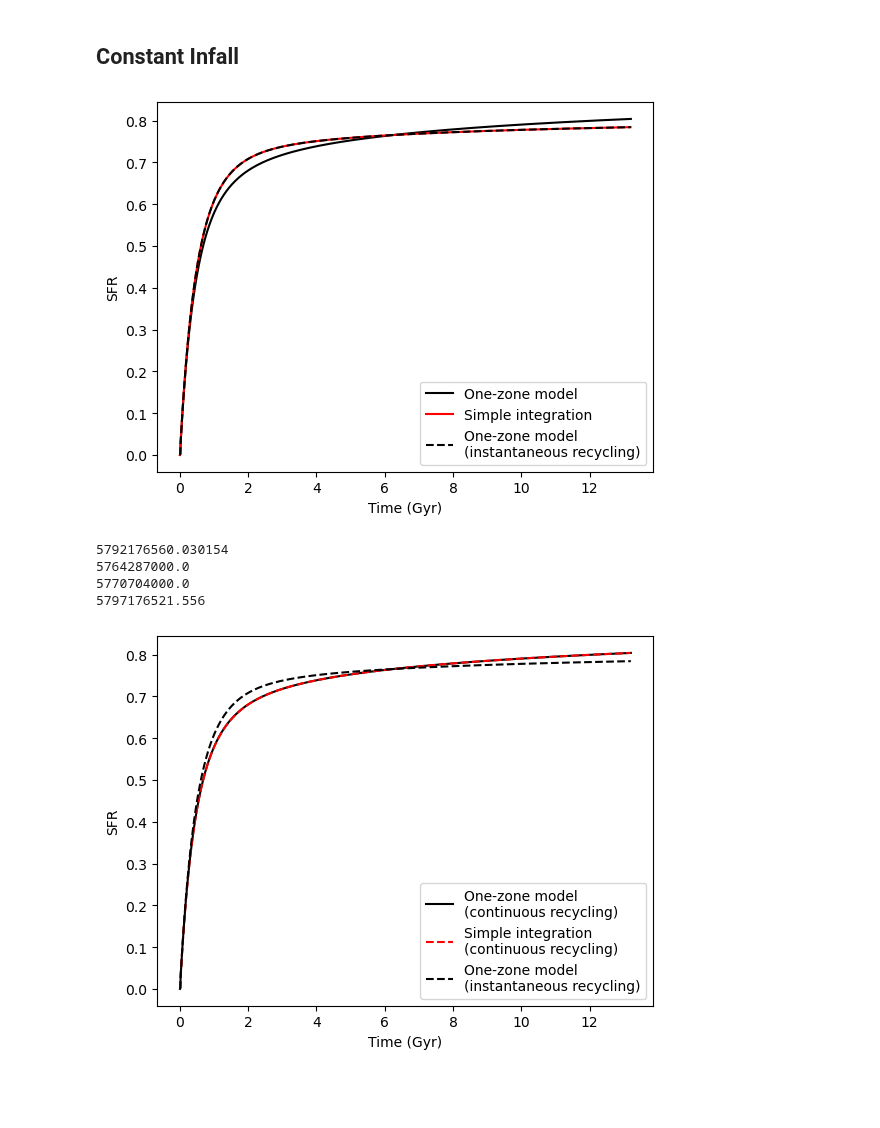
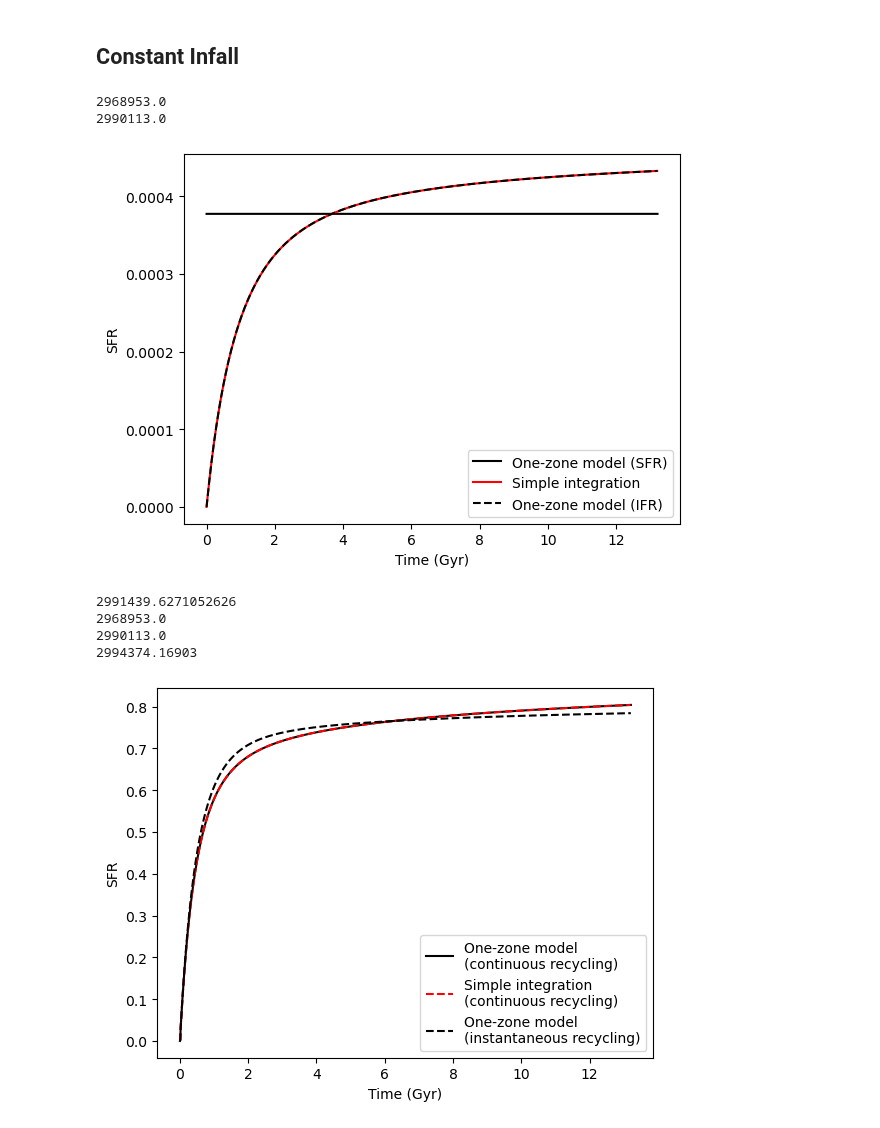
Before and after one commit to lodubay/twoinfall, a Jupyter notebook: src/scripts/test_infall_integration.ipynb, the cells around one changed output. Saved outputs shown, nothing was run; the diff lists cells and outputs as text; code cells hidden in the pictures; blank space fills up the shorter version.

Commit message:
more density gradient tests

```diff
--- a/src/scripts/test_infall_integration.ipynb
+++ b/src/scripts/test_infall_integration.ipynb
@@ -12,28 +13,43 @@ from multizone.src.models.diskmodel import two_component_disk
 import _globals
 # %% [markdown]
 ## Constant Infall
+# %%
+class static_gradient(static):
+    def __init__(self, radius, **kwargs):
+        super().__init__(radius, **kwargs)
+        self.amplitude *= gradient(radius)
+
+class static_infall_gradient(static_infall):
+    def __init__(self, radius, **kwargs):
+        super().__init__(radius, **kwargs)
+        self.amplitude *= gradient(radius)
 # %%
-ifr = constant()
-tau_star = J21_sf_law(1)
-eta = 0.6
+radius = 15
+dr = 0.1
+area = np.pi * ((radius + dr/2.)**2 - (radius - dr/2.)**2)
+ifr = static_infall_gradient(radius, mass_loading=no_outflows)
+tau_star = fiducial_sf_law(area)
+eta = 0.
 dt = 0.01
 recycling = 0.4
-times, sfh_integrated = integrate_infall(ifr, tau_star, eta, recycling=recycling, dt=dt)
+times, sfh_integrated = integrate_infall(ifr, tau_star, eta=eta, recycling=recycling, dt=dt)
 # %%
-name1 = '../data/onezone/int_test/constant'
+name1 = '../data/onezone/int_test/static'
+sfr = static_gradient(radius)
 sz = vice.singlezone(
     name = name1,
-    func = ifr,
-    mode = "ifr",
+    func = sfr,
+    mode = "sfr",
     eta = eta,
     tau_star = tau_star,
     Mg0 = 0,
     dt = dt,
+    recycling=recycling,
 )
 simtime = np.arange(0., 13.21, 0.01)
 sz.run(simtime, overwrite=True)
 # %%
-name2 = '../data/onezone/int_test/constant_inst_rec'
+name2 = '../data/onezone/int_test/static_infall'
 sz = vice.singlezone(
     name = name2,
     func = ifr,
@@ -48,29 +64,34 @@ simtime = np.arange(0., 13.21, 0.01)
 sz.run(simtime, overwrite=True)
 # %%
 hist1 = vice.history(name1)
+print(hist1['mstar'][-1])
 hist2 = vice.history(name2)
+print(hist2['mstar'][-1])
 
 fig, ax = plt.subplots()
-ax.plot(hist1['time'], hist1['sfr'], 'k-', label='One-zone model')
-ax.plot(times, sfh_integrated, 'r-', label='Simple integration')
-ax.plot(hist2['time'], hist2['sfr'], 'k--', label='One-zone model\n(instantaneous recycling)')
+ax.plot(hist1['time'], hist1['sfr'], 'k-', label='One-zone model (SFR)')
+ax.plot(times, [sfh_integrated(t) for t in times], 'r-', label='Simple integration')
+ax.plot(hist2['time'], hist2['sfr'], 'k--', label='One-zone model (IFR)')
 ax.set_xlabel('Time (Gyr)')
 ax.set_ylabel('SFR')
 ax.legend()
 plt.show()
 # %% [output]
+2968953.0
+2990113.0
-[figure, old version]
+[figure, new version]
 # %%
-mstar = sum([sfr * dt * 1e9 * (1 - recycling) for sfr in sfh_integrated])
+sfh = [sfh_integrated(t) for t in simtime]
+mstar = sum([sfr * dt * 1e9 * (1 - recycling) for sfr in sfh])
 print(mstar)
 print(hist1['mstar'][-1])
 print(hist2['mstar'][-1])
 print(sum(hist2['sfr']) * dt * 1e9 * (1 - recycling))
 # %% [output]
-5792176560.030154
-5764287000.0
-5770704000.0
-5797176521.556
+2991439.6271052626
+2968953.0
+2990113.0
+2994374.16903
 # %%
 # custom integrator with continuous recycling
 times, sfh_continuous = integrate_infall(ifr, tau_star, eta, recycling='continuous', dt=dt)
```
Also changed, not shown: parts of 1 cell of this notebook, 3 other files.
